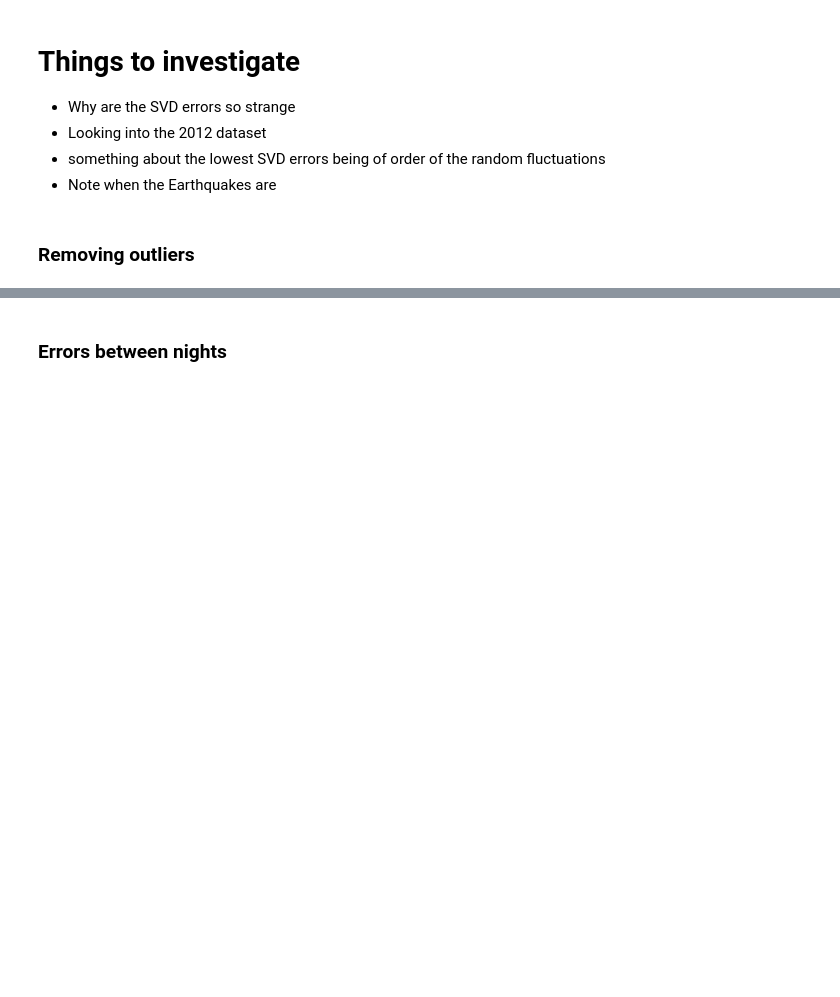
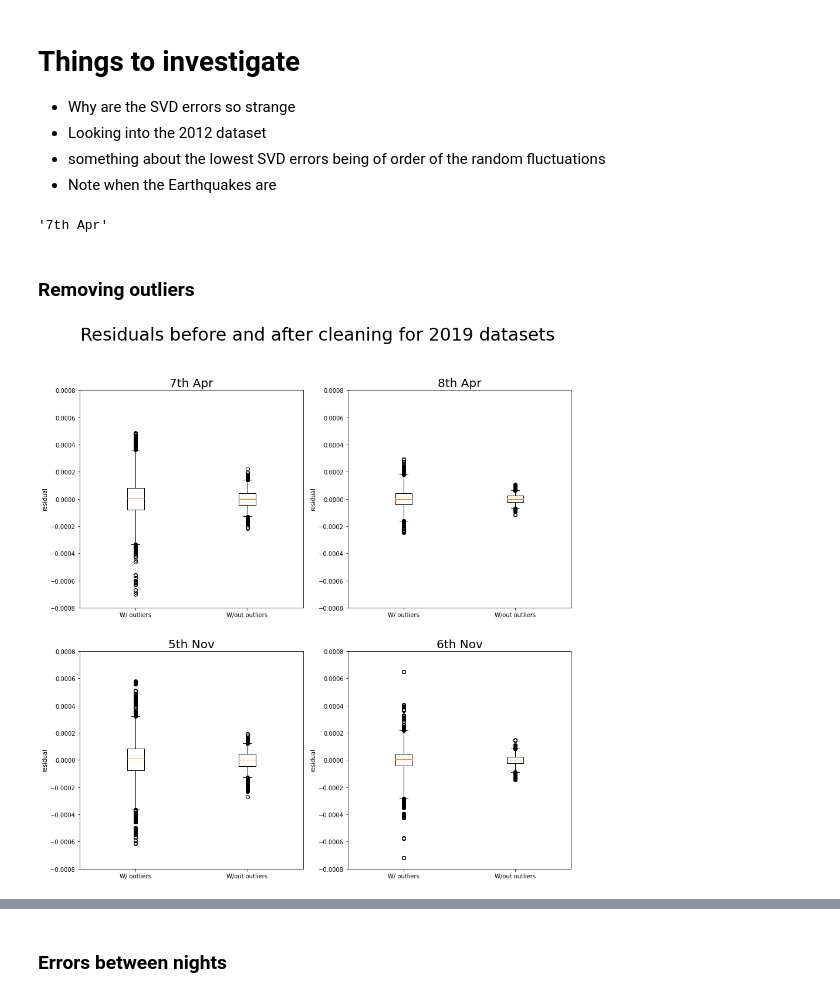
Before and after one commit to hws1302/linear-regression-from-scratch, a Jupyter notebook: new.ipynb, the cells around one changed output, grey strips where cells are left out. Drawn from its saved outputs; the diff is of its cells as text; code cells hidden in the pictures; blank space fills up the shorter version.

```diff
--- a/new.ipynb
+++ b/new.ipynb
@@ -11,8 +11,60 @@ from scripts import create_design_mat, remove_outliers, load_and_clean, svd_unce
 import numpy as np
 import pandas as pd
 import matplotlib.pyplot as plt
+# %%
+from datetime import datetime
+
+date = '04_07'
+
+datetime.strptime(date, '%m_%d').strftime('%dth %b')[1:]
+# %% [output]
+'7th Apr'
 # %% [markdown]
 ### Removing outliers
+# %%
+# REMOVE RESIDUALS FOR ALL
+
+dates = ['04_07', '04_08', '11_05', '11_06']
+
+fig, ax = plt.subplots(2,2, figsize=(15,15))
+
+fig.suptitle('Residuals before and after cleaning for 2019 datasets', fontsize=30)
+
+j = 0
+
+for i, date in enumerate(dates):
+
+    if i > 1:
+        j = 1
+        i -= 2
+
+    df = pd.read_csv(f'data/2019_{date}.csv')
+    l = []
+
+    design_mat, pinv, y, beta = create_design_mat(df)
+
+    l.append(y - design_mat @ beta)
+
+    df = remove_outliers(y, beta, design_mat, df, 1)
+
+    design_mat, pinv, y, beta = create_design_mat(df)
+
+    l.append(y - design_mat @ beta)
+    x = ['with residuals', 'without residuals']
+
+    ax[j,i].boxplot(l, whis=[2.5,97.5])
+    ax[j,i].set_ylim([-0.0008,0.0008])
+    ax[j,i].set_xticklabels(['W/ outliers','W/out outliers'])
+    ax[j,i].set_ylabel('residual')
+
+    date = datetime.strptime(date, '%m_%d').strftime('%dth %b')[1:]
+
+
+    ax[j,i].set_title(f'{date}', fontsize=20)
+
+#plt.savefig('removing-outliers.png')
+# %% [output]
+[figure, added]
 # %%
 df_04_07 = pd.read_csv('data/2019_04_07.csv')
 l = []
```
Also changed, not shown: parts of 3 cells of this notebook, 20 other files.
